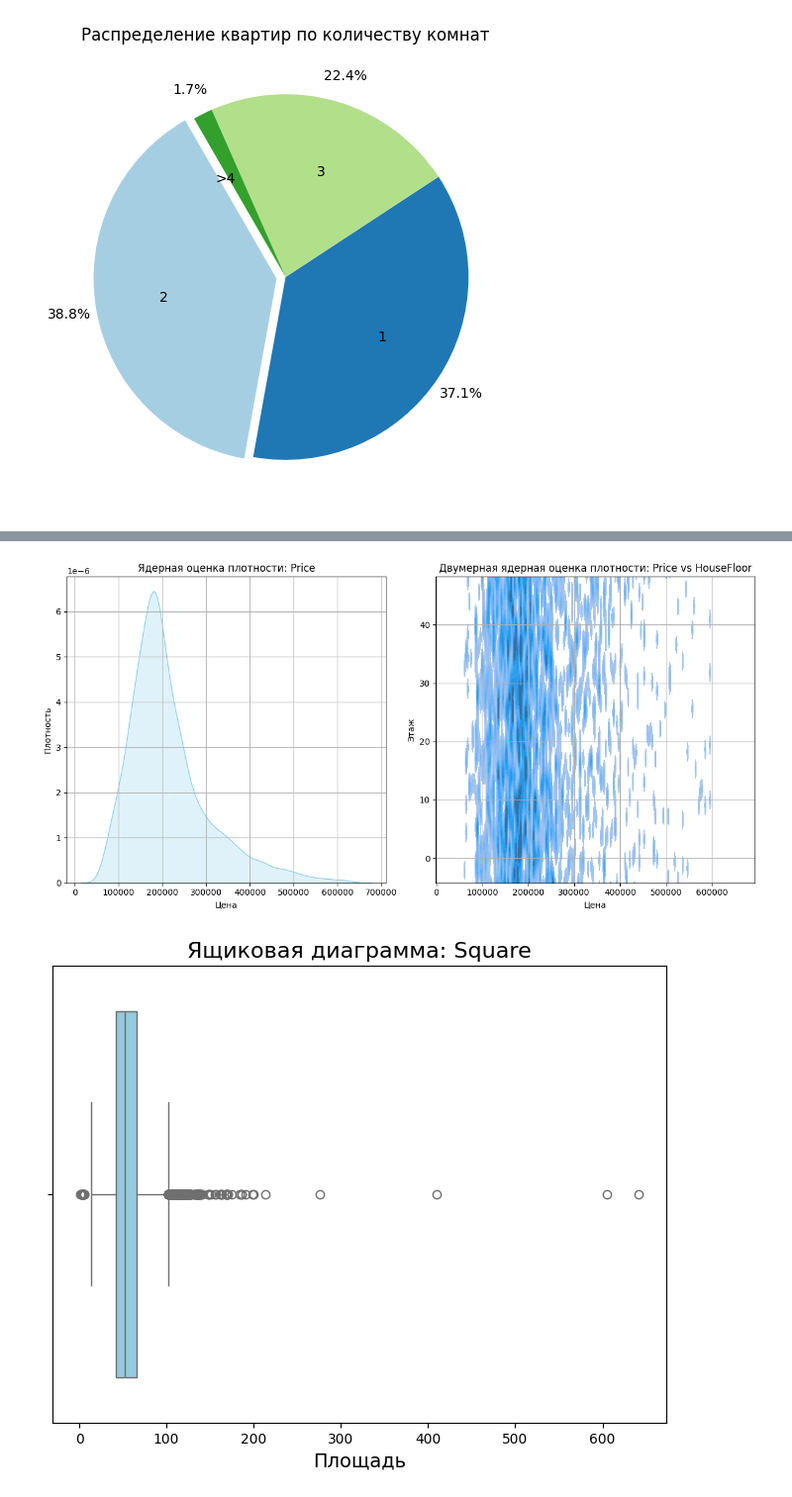
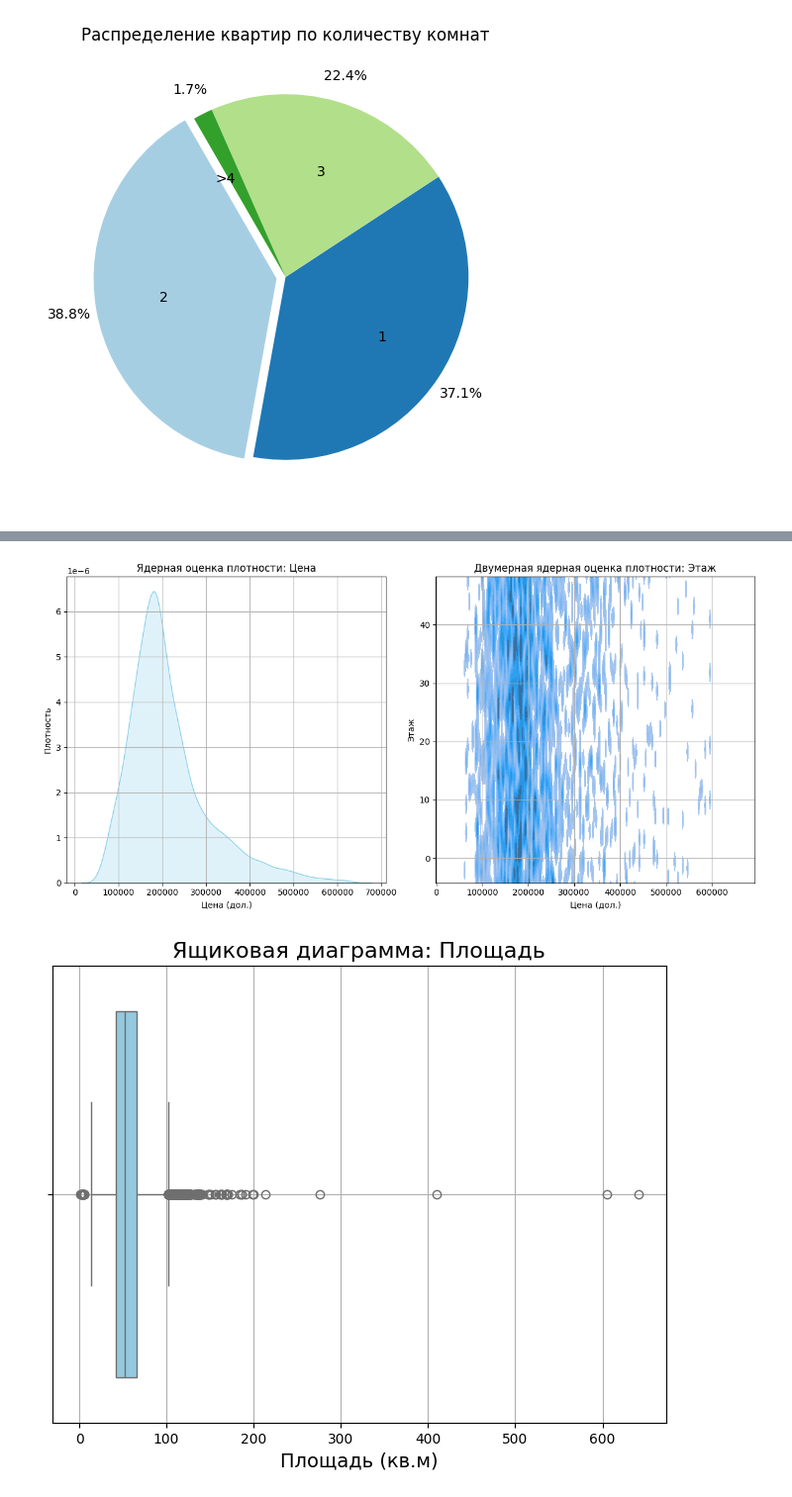
Before and after one commit to Berendei-Jr/Machine-Learning-BMSTU, a Jupyter notebook: ML0.1 intro/lab0.1.ipynb, the cells around one changed output, grey strips where cells are left out. Shown at 99% size. Saved outputs shown, nothing was run; the diff lists cells and outputs as text; code cells hidden in the pictures.

```diff
--- a/ML0.1 intro/lab0.1.ipynb
+++ b/ML0.1 intro/lab0.1.ipynb
@@ -487,14 +480,14 @@ plt.figure(figsize=(12, 6))
 plt.subplot(1, 2, 1)
 plt.grid()
 sns.kdeplot(df_without_anomalies['Price'], fill=True, color='skyblue')
-plt.title('Ядерная оценка плотности: Price')
-plt.xlabel('Цена')
+plt.title('Ядерная оценка плотности: Цена')
+plt.xlabel('Цена (дол.)')
 plt.ylabel('Плотность')
 
 plt.subplot(1, 2, 2)
 sns.kdeplot(x=df_without_anomalies['Price'], y=df['HouseFloor'], fill=True)
-plt.title('Двумерная ядерная оценка плотности: Price vs HouseFloor')
-plt.xlabel('Цена')
+plt.title('Двумерная ядерная оценка плотности: Этаж')
+plt.xlabel('Цена (дол.)')
 plt.ylabel('Этаж')
 
 plt.tight_layout()
@@ -502,18 +495,19 @@ plt.tight_layout()
 plt.grid()
 plt.show()
 # %% [output]
-[figure, old version]
+[figure, new version]
 # %%
 # 20) Постройте ящиковую диаграмму признака Square. Оцените визуально имеются ли выбросы, и, если да, то начиная
 # с какого размера площади значение признака можно считать выбросом.
 
 plt.figure(figsize=(8, 6))
 sns.boxplot(x=df['Square'], color='skyblue')
 
-plt.title('Ящиковая диаграмма: Square', fontsize=16)
-plt.xlabel('Площадь', fontsize=14)
+plt.title('Ящиковая диаграмма: Площадь', fontsize=16)
+plt.xlabel('Площадь (кв.м)', fontsize=14)
+plt.grid()
 
 plt.show()
 # %% [output]
-[figure, old version]
+[figure, new version]
 # %%
```
Also changed, not shown: parts of 5 cells of this notebook, 8 other files.
